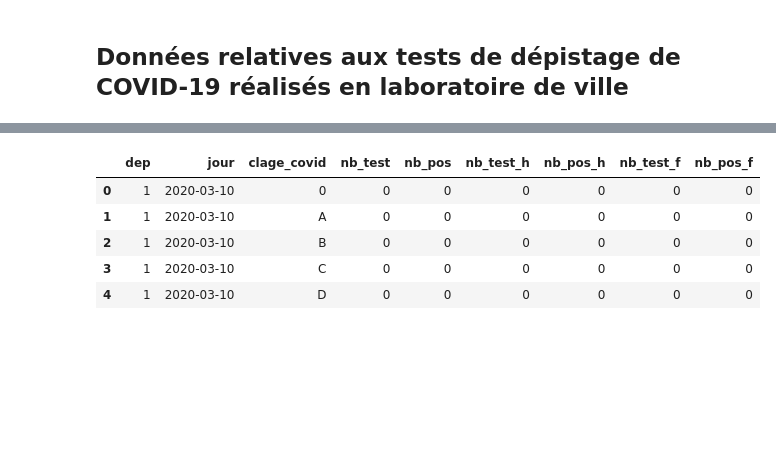
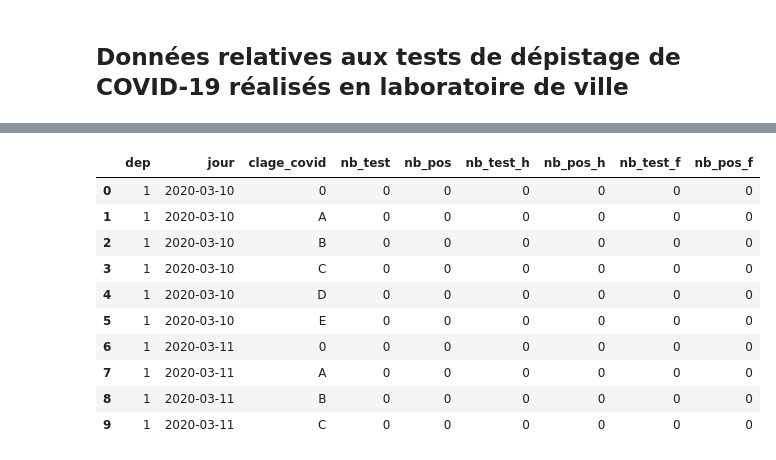
Before and after one commit to klchai/ML_COVID-19, a Jupyter notebook: ML_COVID-19.ipynb, the cells around one changed output, grey strips where cells are left out. Drawn from its saved outputs; the diff is of its cells as text; code cells hidden in the pictures; blank space fills up the shorter version.

```diff
--- a/ML_COVID-19.ipynb
+++ b/ML_COVID-19.ipynb
@@ -216,11 +200,16 @@ display(meta_tests)
 | 8 | nb_test_f | integer | Nombre de tests pour recherche de... | Number of tests for SARS-CoV-2 se... | 1 |
 | 9 | nb_pos_f | integer | Nombre de tests positifs pour rec... | Number of positive tests for SARS... | 1 |
 # %%
-data_tests.head(5)
+data_tests.head(10)
 # %% [output]
 |  | dep | jour | clage_covid | nb_test | nb_pos | nb_test_h | nb_pos_h | nb_test_f | nb_pos_f |
 | 0 | 1 | 2020-03-10 | 0 | 0 | 0 | 0 | 0 | 0 | 0 |
 | 1 | 1 | 2020-03-10 | A | 0 | 0 | 0 | 0 | 0 | 0 |
 | 2 | 1 | 2020-03-10 | B | 0 | 0 | 0 | 0 | 0 | 0 |
 | 3 | 1 | 2020-03-10 | C | 0 | 0 | 0 | 0 | 0 | 0 |
 | 4 | 1 | 2020-03-10 | D | 0 | 0 | 0 | 0 | 0 | 0 |
+| 5 | 1 | 2020-03-10 | E | 0 | 0 | 0 | 0 | 0 | 0 |
+| 6 | 1 | 2020-03-11 | 0 | 0 | 0 | 0 | 0 | 0 | 0 |
+| 7 | 1 | 2020-03-11 | A | 0 | 0 | 0 | 0 | 0 | 0 |
+| 8 | 1 | 2020-03-11 | B | 0 | 0 | 0 | 0 | 0 | 0 |
+| 9 | 1 | 2020-03-11 | C | 0 | 0 | 0 | 0 | 0 | 0 |
```
Also changed, not shown: parts of 14 cells of this notebook.
